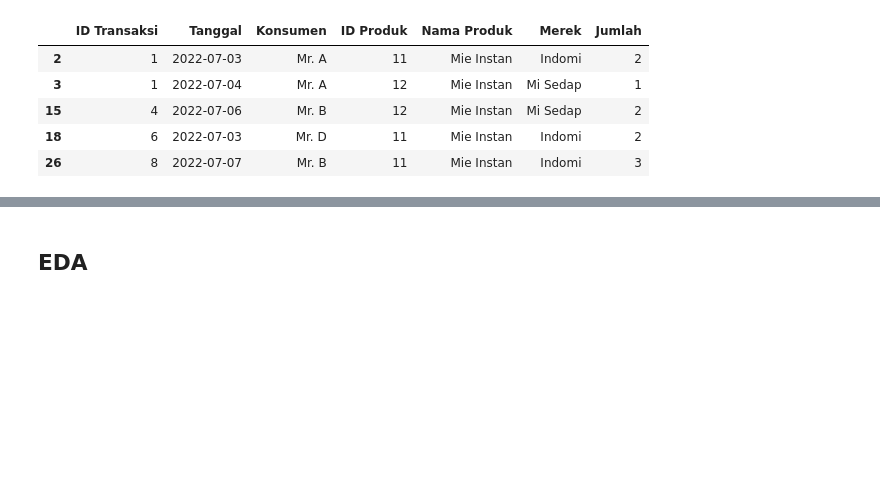
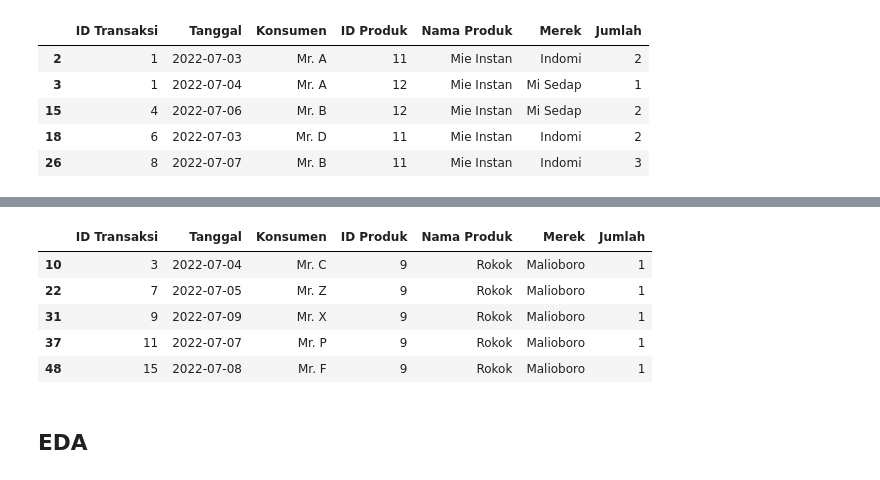
Before and after one commit to yogaap113/Case-Study-03-Data-Mining-UIN-Ganjil-2022-Kelompok-1, a Jupyter notebook: Case_Study_03_Data_Mining_UIN_Ganjil_2022_Kelompok_1.ipynb, the cells around one changed output, grey strips where cells are left out. Cells and saved outputs as stored; diff of their text form; code cells hidden in the pictures; blank space fills up the shorter version.

```diff
--- a/Case_Study_03_Data_Mining_UIN_Ganjil_2022_Kelompok_1.ipynb
+++ b/Case_Study_03_Data_Mining_UIN_Ganjil_2022_Kelompok_1.ipynb
@@ -200,3 +236,14 @@ produk_mie.head()
+# %%
+grouped_produk = df.groupby(['Nama Produk'])
+produk_rokok = grouped_produk.get_group('Rokok')
+produk_rokok.head()
+# %% [output]
+|  | ID Transaksi | Tanggal | Konsumen | ID Produk | Nama Produk | Merek | Jumlah |
+| 10 | 3 | 2022-07-04 | Mr. C | 9 | Rokok | Malioboro | 1 |
+| 22 | 7 | 2022-07-05 | Mr. Z | 9 | Rokok | Malioboro | 1 |
+| 31 | 9 | 2022-07-09 | Mr. X | 9 | Rokok | Malioboro | 1 |
+| 37 | 11 | 2022-07-07 | Mr. P | 9 | Rokok | Malioboro | 1 |
+| 48 | 15 | 2022-07-08 | Mr. F | 9 | Rokok | Malioboro | 1 |
 # %% [markdown]
 ## EDA
 # %% [markdown]
```
Also changed, not shown: parts of 14 cells of this notebook.
